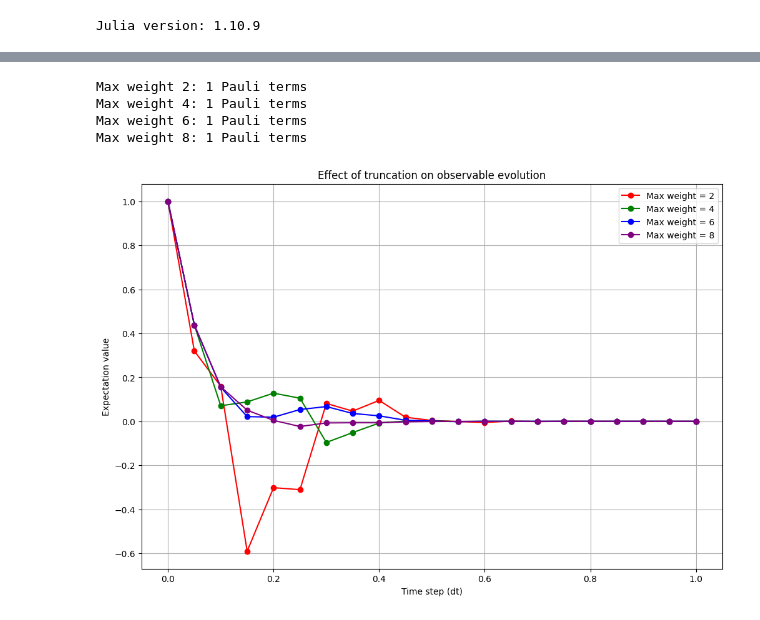
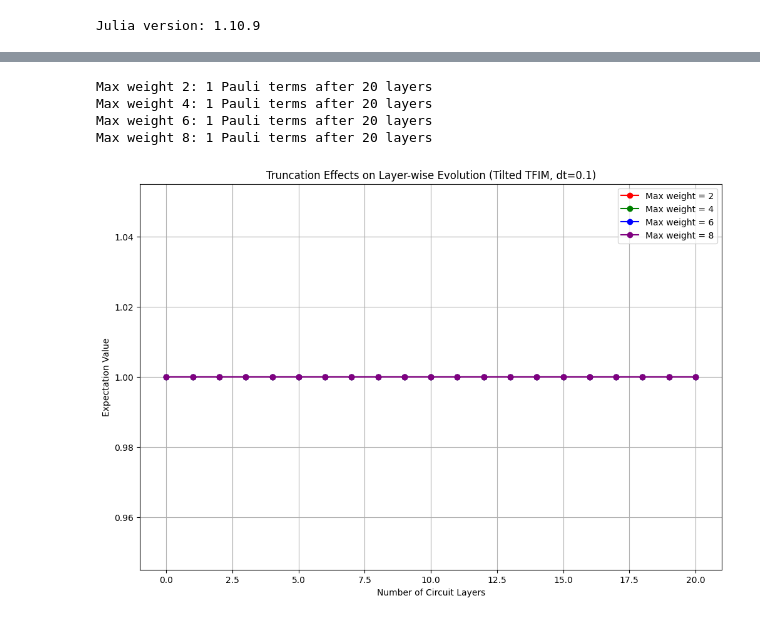
Before and after one commit to MSRudolph/PauliPropagation.jl, a Jupyter notebook: examples/Using_PauliPropagation_jl_from_Python.ipynb, the cells around one changed output, grey strips where cells are left out. Saved outputs shown, nothing was run; the diff lists cells and outputs as text; code cells hidden in the pictures.

```diff
--- a/examples/Using_PauliPropagation_jl_from_Python.ipynb
+++ b/examples/Using_PauliPropagation_jl_from_Python.ipynb
@@ -82,16 +90,17 @@ This cell replicates the core "Basic Example" from the `PauliPropagation.jl` doc
 # %%
-nqubits = 32
+# Smaller system size for faster execution
+nqubits = 10
 
-# Using our "pp" alias for cleaner code
-observable = pp.PauliString(nqubits, jl.Symbol("Z"), 16)
+# Using our "pp" alias and Zsym for cleaner code
+observable = pp.PauliString(nqubits, Zsym, nqubits // 2)
 print("Observable:", observable)
 
-# Could also use jl.bricklayer from our aliased functions
 topology = pp.bricklayertopology(nqubits, periodic=True)
 print("Topology type:", type(topology))
 
-nlayers = 32
-circuit = pp.tfitrottercircuit(nqubits, nlayers, topology=topology)
+# Using tilted TFIM circuit for a more non-trivial example
+nlayers = 5
+circuit = pp.tiltedtfitrottercircuit(nqubits, nlayers, topology=topology)
 print(f"Circuit has {pp.countparameters(circuit)} parameters")
 
 dt = 0.1
@@ -230,36 +250,41 @@ This cell extends the visualization by comparing the observable's evolution unde
 # %%
 weight_settings = [2, 4, 6, 8]
 colors = ['red', 'green', 'blue', 'purple']
+dt = 0.1
+max_layers = 20
 
 plt.figure(figsize=(12, 8))
 
 for idx, max_w in enumerate(weight_settings):
-    results = []
-    for dt_val in dt_values:
-        parameters = jl.fill(dt_val, pp.countparameters(circuit))
-        pauli_sum = pp.propagate(
-            circuit, observable, parameters,
+    psum_trunc = pp.PauliSum(observable)
+
+    expectation_values_trunc = [float(pp.overlapwithzero(psum_trunc))]
+
+
+    for l in range(1, max_layers + 1):
+        pp.propagate(
+            single_layer, psum_trunc, layer_params,
             max_weight=max_w, min_abs_coeff=min_abs_coeff
         )
+        expectation_values_trunc.append(float(pp.overlapwithzero(psum_trunc)))
 
-        if dt_val == dt_values[0]:
-            term_count = jl.length(pauli_sum)
-            print(f"Max weight {max_w}: {int(term_count)} Pauli terms")
+    # Print final term count for this truncation
+    term_count = jl.length(psum_trunc)
+    print(f"Max weight {max_w}: {int(term_count)} Pauli terms after {max_layers} layers")
 
-        overlap = pp.overlapwithzero(pauli_sum)
-        results.append(float(overlap))
+    # Plot this truncation setting
+    plt.plot(layer_indices, expectation_values_trunc, 'o-', color=colors[idx],
+             label=f'Max weight = {max_w}')
 
-    plt.plot(dt_values, results, 'o-', color=colors[idx], label=f'Max weight = {max_w}')
-
-plt.xlabel('Time step (dt)')
-plt.ylabel('Expectation value')
-plt.title('Effect of truncation on observable evolution')
+plt.xlabel('Number of Circuit Layers')
+plt.ylabel('Expectation Value')
+plt.title(f'Truncation Effects on Layer-wise Evolution (Tilted TFIM, dt={dt})')
 plt.legend()
 plt.grid(True)
 plt.show()
 # %% [output]
-Max weight 2: 1 Pauli terms
-Max weight 4: 1 Pauli terms
-Max weight 6: 1 Pauli terms
-Max weight 8: 1 Pauli terms
+Max weight 2: 1 Pauli terms after 20 layers
+Max weight 4: 1 Pauli terms after 20 layers
+Max weight 6: 1 Pauli terms after 20 layers
+Max weight 8: 1 Pauli terms after 20 layers
-[figure, old version]
+[figure, new version]
```
Also changed, not shown: parts of 18 cells of this notebook.
